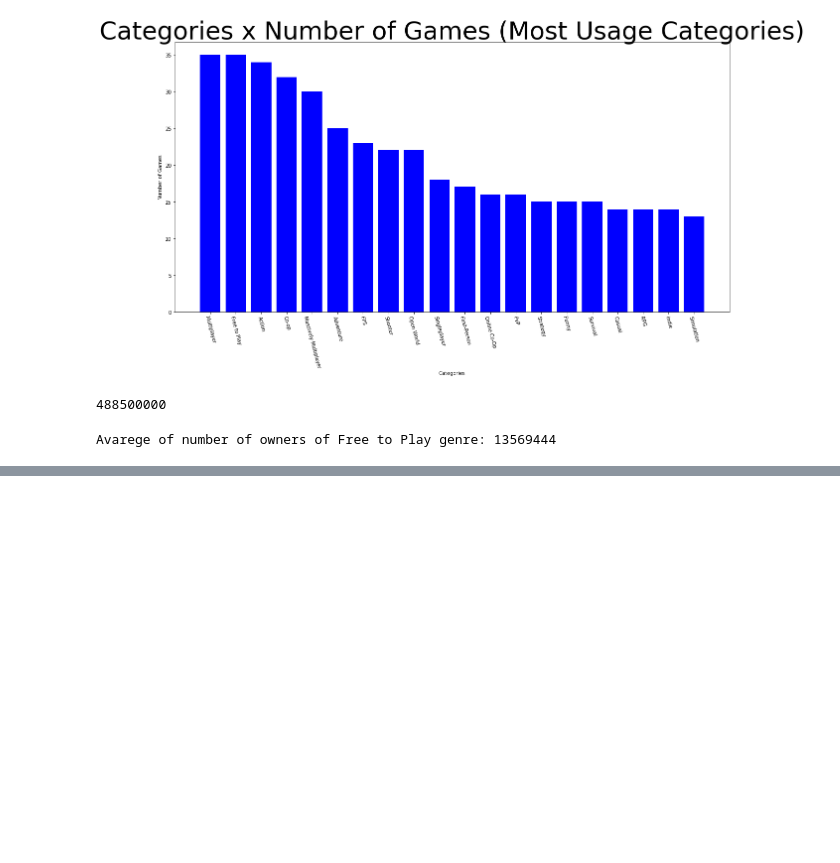
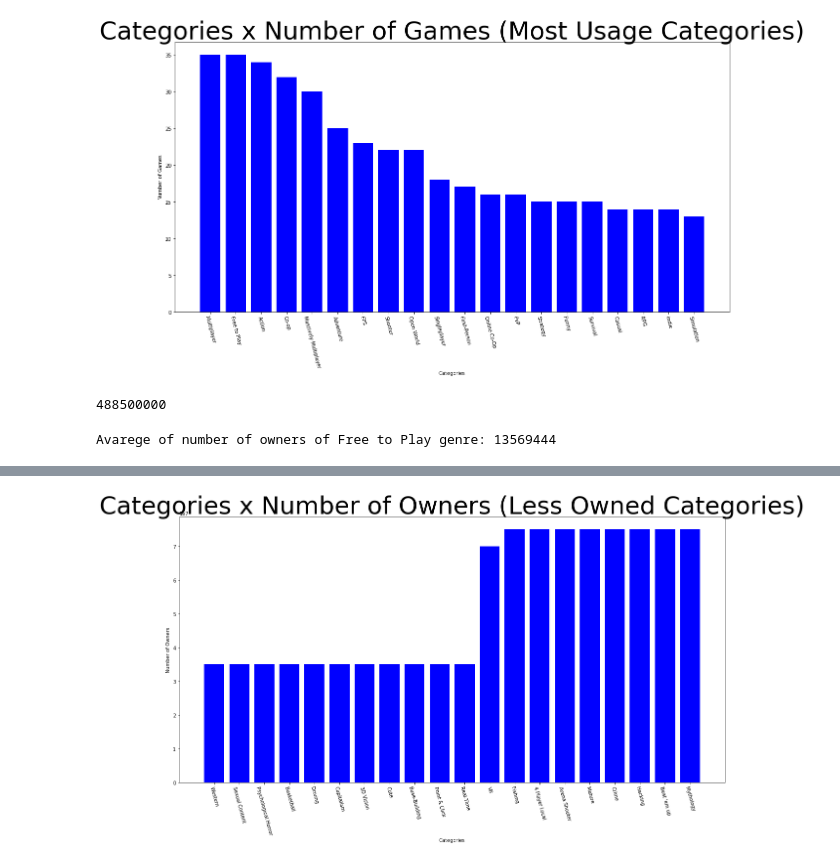
Before and after one commit to jpbusche/Hipoteses, a Jupyter notebook: notebooks/Categorias x Numero de Donos.ipynb, the cells around one changed output, grey strips where cells are left out. Saved outputs shown, nothing was run; the diff lists cells and outputs as text; code cells hidden in the pictures; blank space fills up the shorter version.

```diff
--- a/notebooks/Categorias x Numero de Donos.ipynb
+++ b/notebooks/Categorias x Numero de Donos.ipynb
@@ -148,0 +218,11 @@ Avarege of number of owners of Free to Play genre: 13569444
+# %%
+ascending_data = ctg_owners_data.sort_values(['owners']).head(20)
+plt.figure(figsize=(20,10), facecolor='w')
+plt.xlabel('Categories')
+plt.ylabel('Number of Owners')
+plt.title('Categories x Number of Owners (Less Owned Categories)', fontdict={'fontsize': 50})
+plt.bar(ascending_data['categories'], ascending_data['owners'], color='blue', width=0.8, )
+plt.xticks(rotation=-75)
+plt.show()
+# %% [output]
+[figure, added]
```
Also changed, not shown: parts of 10 cells of this notebook.
